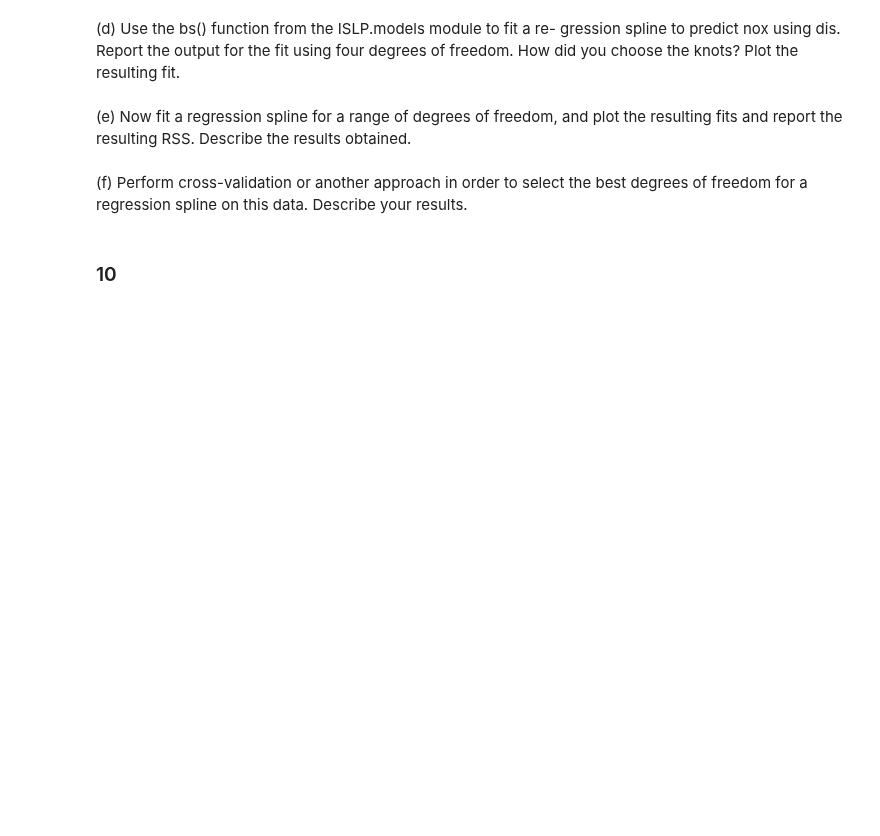
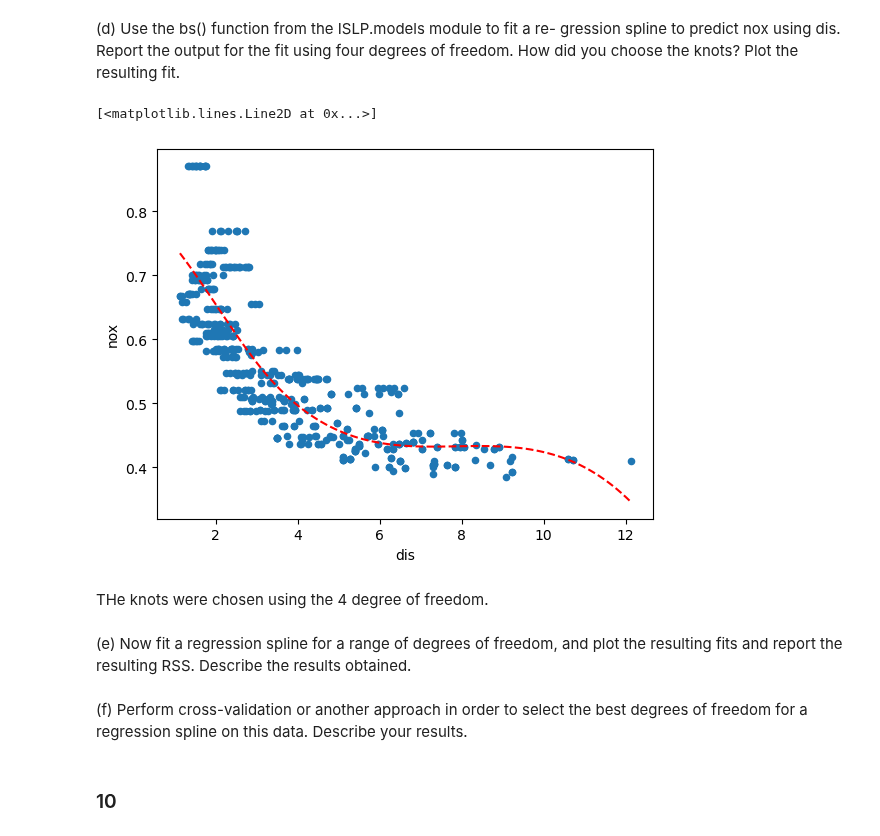
Before and after one commit to cake-dev/AdvDataScience, a Jupyter notebook: ch7hw.ipynb, the cells around one changed output. Cells and saved outputs as stored; diff of their text form; code cells hidden in the pictures; blank space fills up the shorter version.

```diff
--- a/ch7hw.ipynb
+++ b/ch7hw.ipynb
@@ -193,6 +240,22 @@ mal degree for the polynomial, and explain your results.
 gression spline to predict nox using dis. Report the output for
 the fit using four degrees of freedom. How did you choose the
 knots? Plot the resulting fit.
+# %%
+bs = BSpline('dis', df=4)
+bs_dis = MS([bs('dis', df=4)]).fit(boston_data)
+M = sm.OLS(y, bs_dis.transform(boston_data)).fit()
+summarize(M)
+
+# plot
+fig, ax = subplots()
+boston_data.plot.scatter('dis', 'nox', ax=ax)
+x = np.linspace(boston_data['dis'].min(), boston_data['dis'].max(), 100)
+ax.plot(x, M.predict(bs_dis.transform(pd.DataFrame({'dis': x}))), 'r--')
+# %% [output]
+[<matplotlib.lines.Line2D at 0x...>]
+[figure, added]
+# %% [markdown]
+THe knots were chosen using the 4 degree of freedom.
 # %% [markdown]
 (e) Now fit a regression spline for a range of degrees of freedom, and
 plot the resulting fits and report the resulting RSS. Describe the
```
Also changed, not shown: parts of 2 cells of this notebook.
